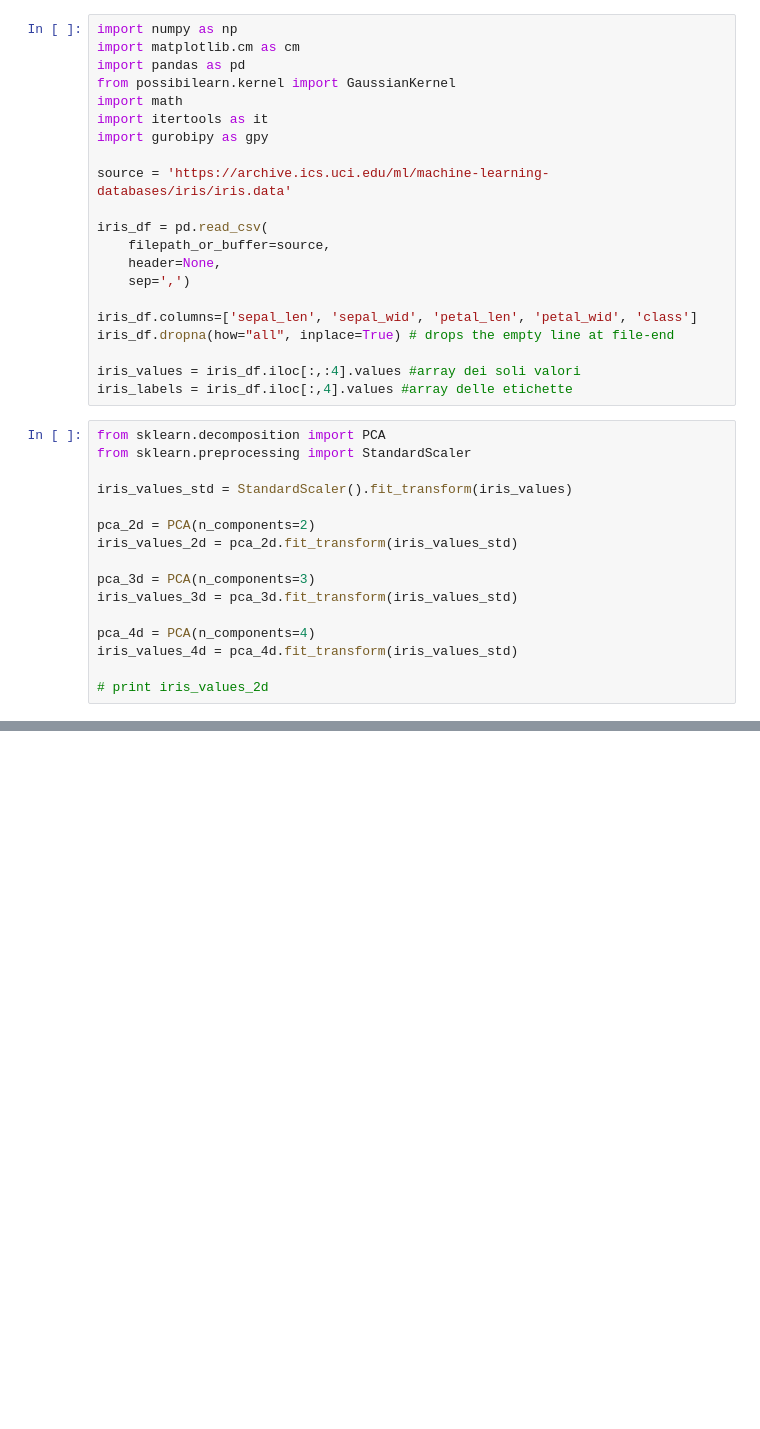
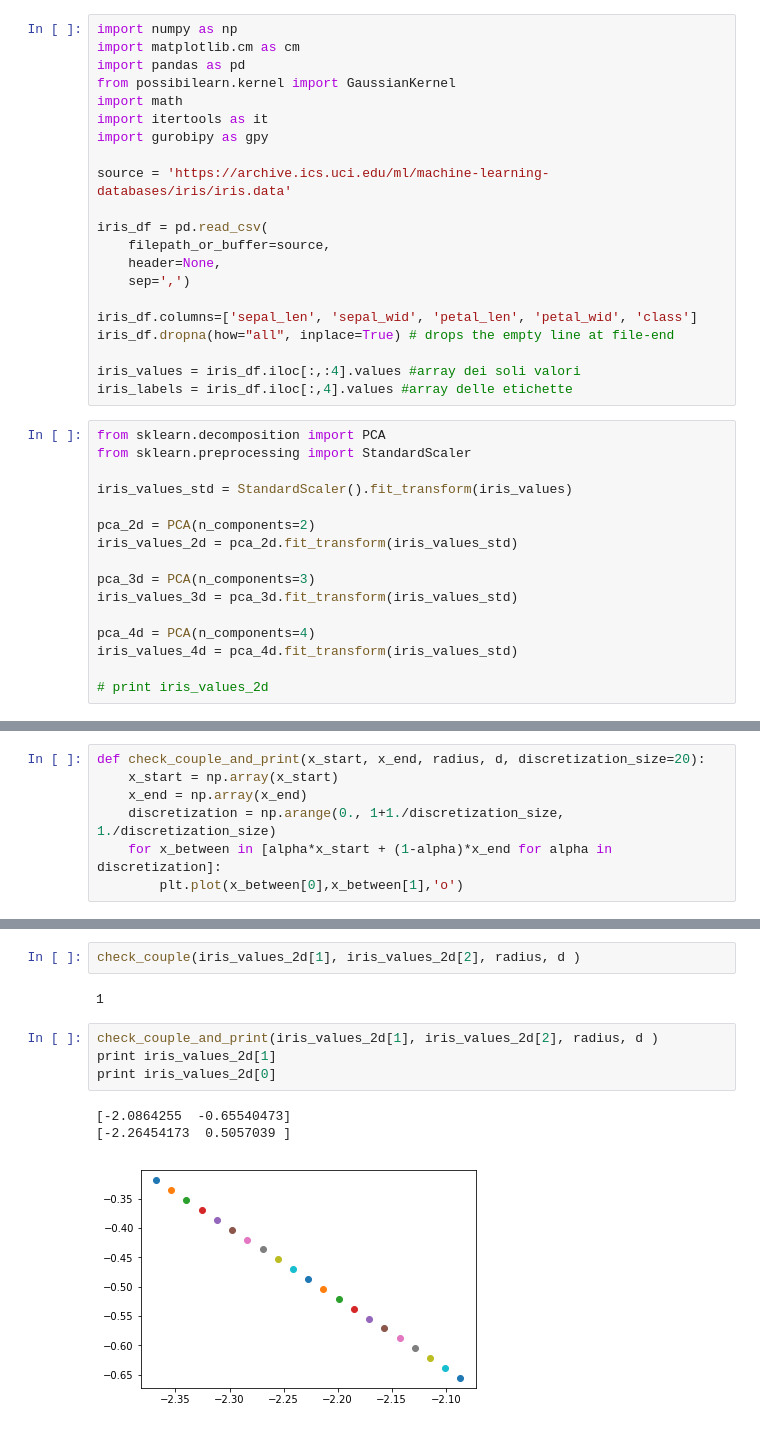
Before and after one commit to lucacrm/fuzzysets, a Jupyter notebook: support-vector-clustering-iris.ipynb, the cells around one changed output, grey strips where cells are left out. Saved outputs shown, nothing was run; the diff lists cells and outputs as text; blank space fills up the shorter version.

Commit message:
- Add cluster builder in the optimal way and non - Some test on check_couple and on optimal clustering algorithm

```diff
--- a/support-vector-clustering-iris.ipynb
+++ b/support-vector-clustering-iris.ipynb
@@ -317,0 +229,7 @@ list(nx.connected_components(G))
+# %%
+def check_couple_and_print(x_start, x_end, radius, d, discretization_size=20):
+    x_start = np.array(x_start)
+    x_end = np.array(x_end)
+    discretization = np.arange(0., 1+1./discretization_size, 1./discretization_size)
+    for x_between in [alpha*x_start + (1-alpha)*x_end for alpha in discretization]:
+        plt.plot(x_between[0],x_between[1],'o')
@@ -317,0 +291,12 @@ list(nx.connected_components(G))
+# %%
+check_couple(iris_values_2d[1], iris_values_2d[2], radius, d )
+# %% [output]
+1
+# %%
+check_couple_and_print(iris_values_2d[1], iris_values_2d[2], radius, d )
+print iris_values_2d[1]
+print iris_values_2d[0]
+# %% [output]
+[-2.0864255  -0.65540473]
+[-2.26454173  0.5057039 ]
+[figure, added]
```
Also changed, not shown: parts of 19 cells of this notebook.
